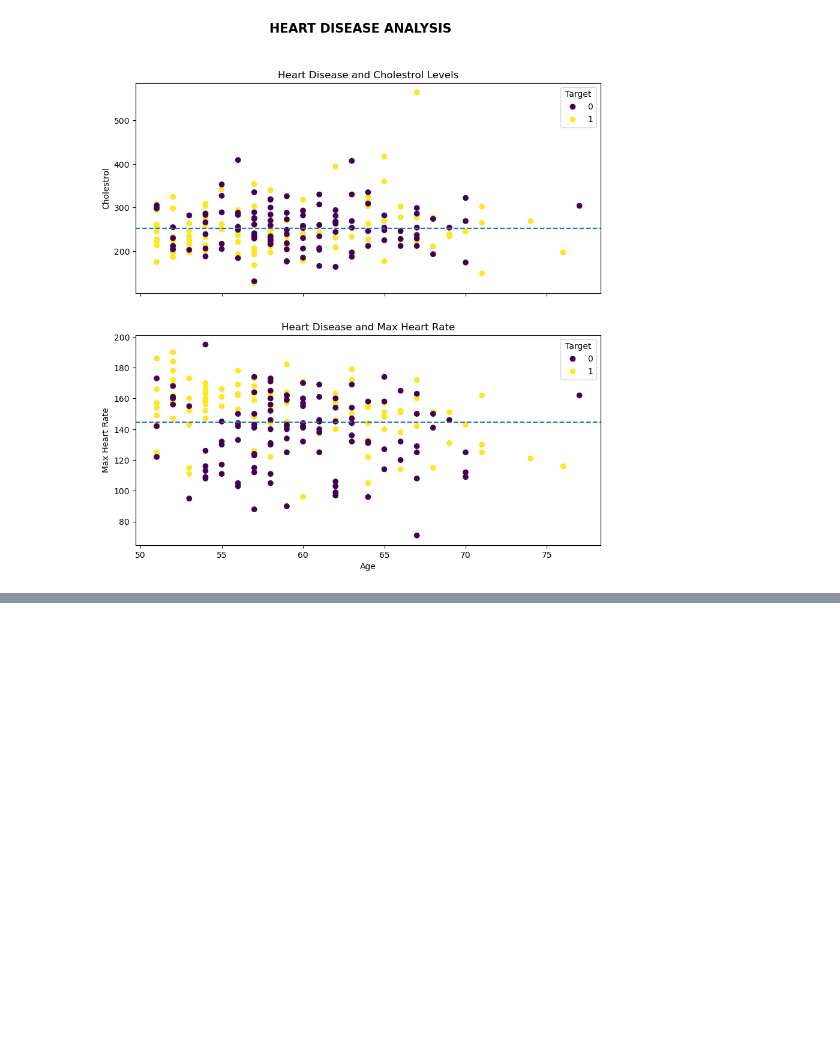
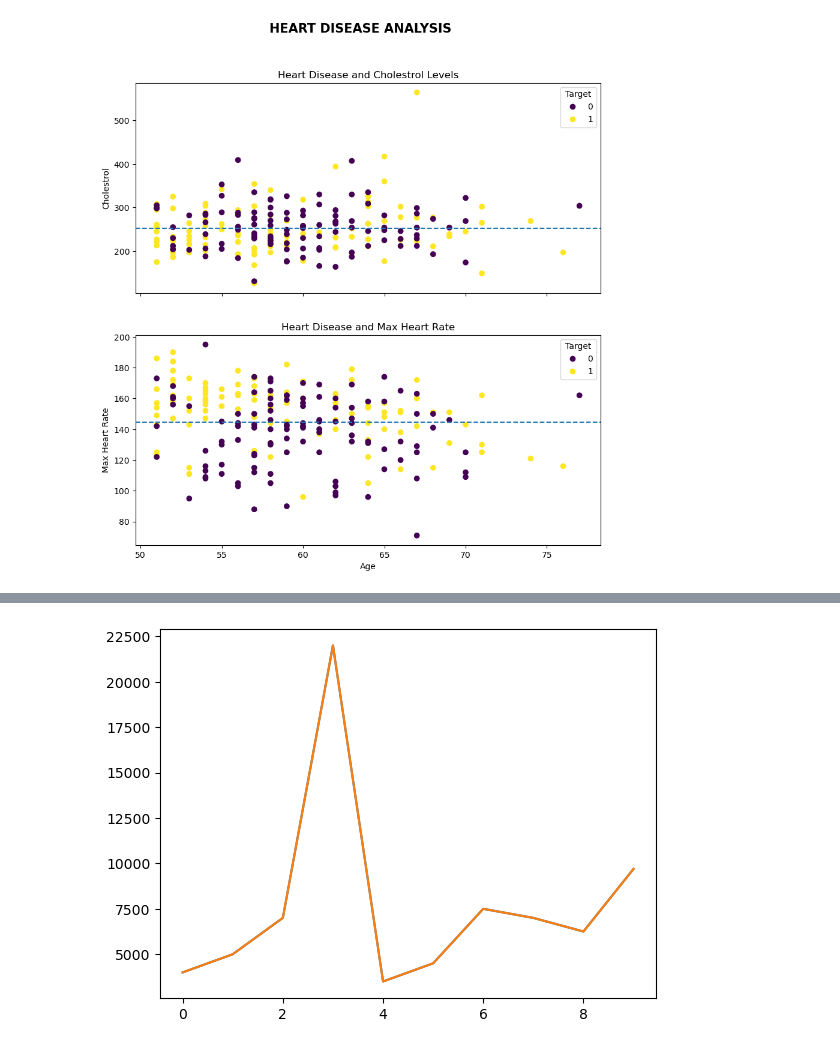
Before and after one commit to otinabrayo/IntroToPandas, a Jupyter notebook: IntroToMatplotLib.ipynb, the cells around one changed output, grey strips where cells are left out. Drawn from its saved outputs; the diff is of its cells as text; code cells hidden in the pictures; blank space fills up the shorter version.

```diff
--- a/IntroToMatplotLib.ipynb
+++ b/IntroToMatplotLib.ipynb
@@ -456,0 +479,5 @@ plt.show()
+# %%
+carSales2.Price.plot()
+plt.show()
+# %% [output]
+[figure, added]
```
Also changed, not shown: parts of 24 cells of this notebook, 1 other file.
